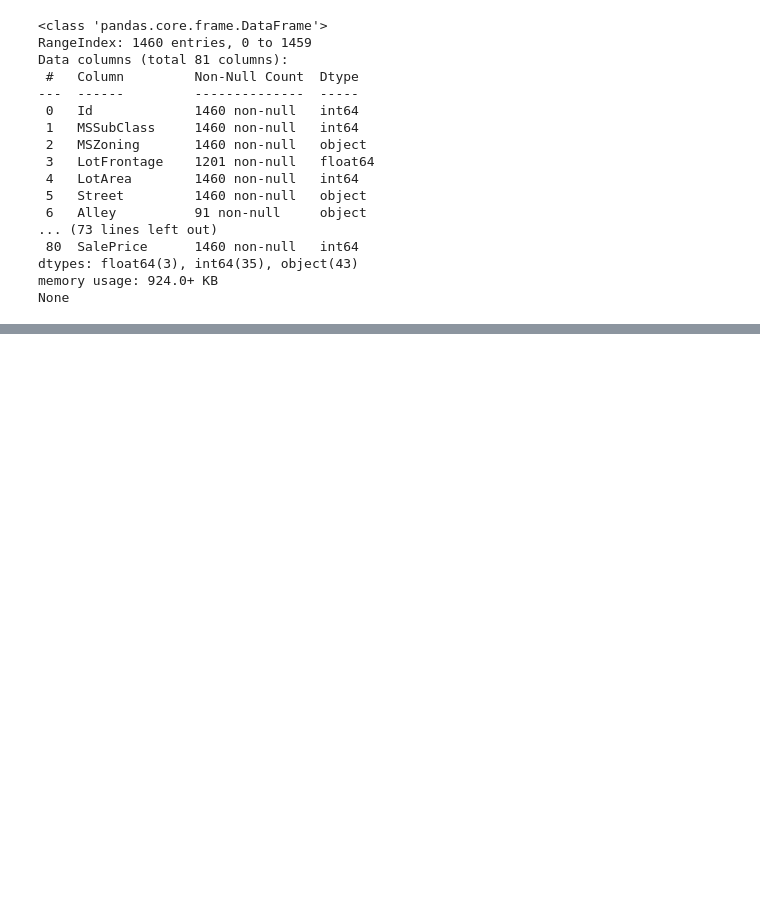
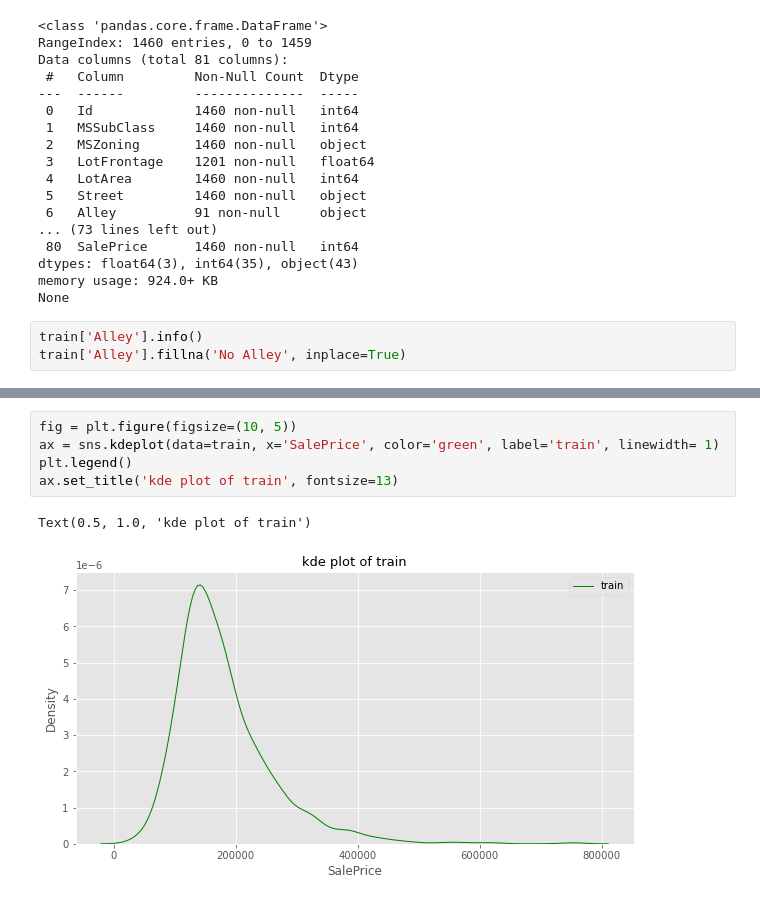
Before and after one commit to Yichen575/kaggle-projects, a Jupyter notebook: house-prices-advanced-regression-techniques/Analysis.ipynb, the cells around one changed output, grey strips where cells are left out. Saved outputs shown, nothing was run; the diff lists cells and outputs as text; blank space fills up the shorter version.

```diff
--- a/house-prices-advanced-regression-techniques/Analysis.ipynb
+++ b/house-prices-advanced-regression-techniques/Analysis.ipynb
@@ -38,3 +41,6 @@ Data columns (total 81 columns):
 dtypes: float64(3), int64(35), object(43)
 memory usage: 924.0+ KB
 None
+# %%
+train['Alley'].info()
+train['Alley'].fillna('No Alley', inplace=True)
@@ -40,0 +56,8 @@ None
+# %%
+fig = plt.figure(figsize=(10, 5))
+ax = sns.kdeplot(data=train, x='SalePrice', color='green', label='train', linewidth= 1)
+plt.legend()
+ax.set_title('kde plot of train', fontsize=13)
+# %% [output]
+Text(0.5, 1.0, 'kde plot of train')
+[figure, added]
```
Also changed, not shown: parts of 10 cells of this notebook, 2 other files.
